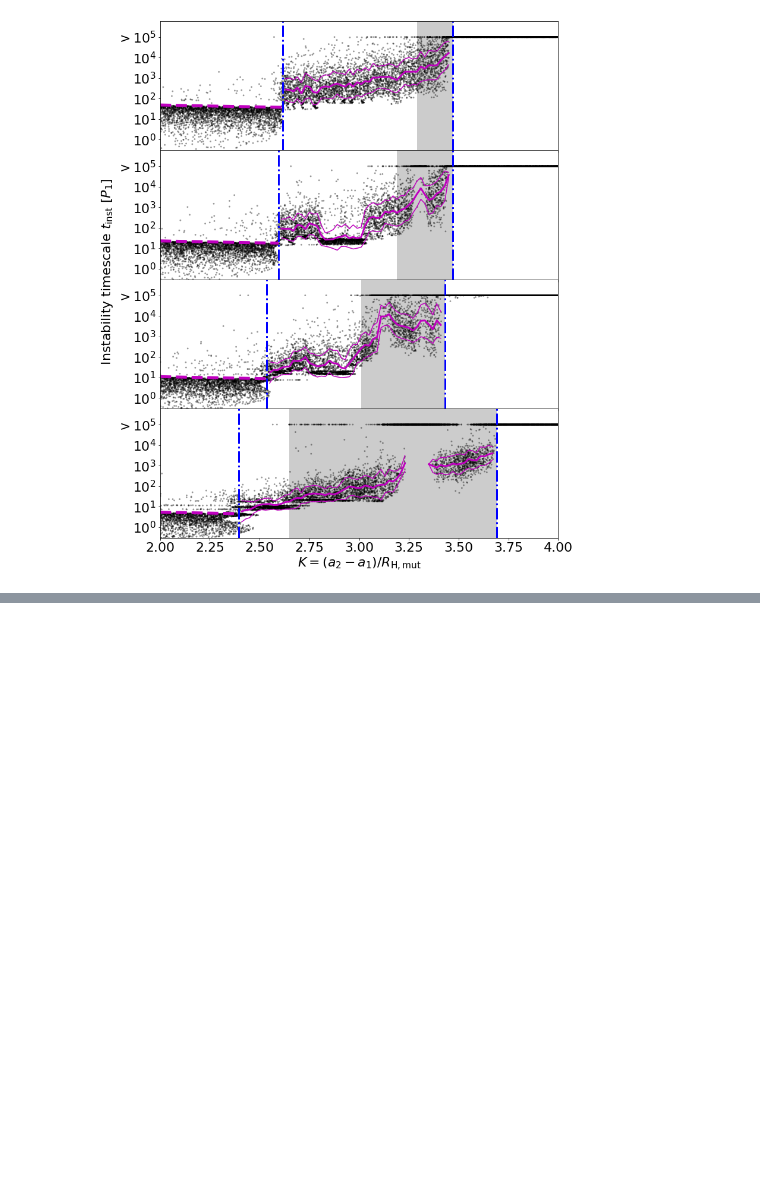
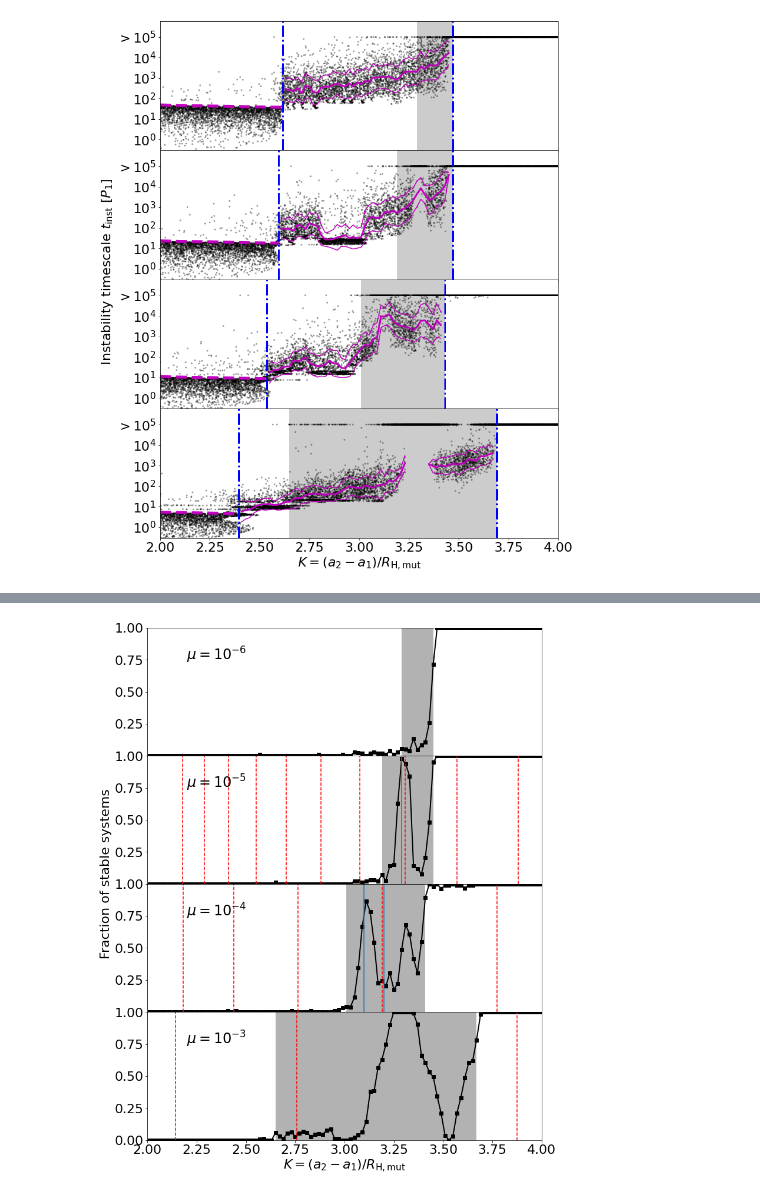
Before and after one commit to lijiaru0305/Hill-friction, a Jupyter notebook: revise-plots/1p-nogas.ipynb, the cells around one changed output, grey strips where cells are left out. Saved outputs shown, nothing was run; the diff lists cells and outputs as text; code cells hidden in the pictures; blank space fills up the shorter version.

Commit message:
resonance

```diff
--- a/revise-plots/1p-nogas.ipynb
+++ b/revise-plots/1p-nogas.ipynb
@@ -333,3 +333,88 @@ Ksyn: 2.595959595959596
 Ksyn: 2.5353535353535355
 Ksyn: 2.393939393939394
 [figure]
+# %%
+def resonance_to_K(res_val,mu):
+    #P1 = 1**(-1.5)
+    #P2 = P1*res_val
+    a1 = 1. #P1**(2./3.)
+    a2 = a1*(res_val)**(2./3.) #P2**(2./3.)
+    RH = 0.5*(a1+a2) * ((1*mu)/3.)**(1./3.)
+    return (a2-a1)/RH, a2
+
+from scipy.optimize import curve_fit
+
+def frac_fit(K,Kcr,Kwid):
+    return 1./(1.+np.exp(-(K-Kcr)/Kwid))
+
+def frac_fit2(K,Kcr):
+    return 1./(1.+np.exp(-(K-Kcr)/0.1))
+
+
+K_crit = 3.33697392249
+
+cuse = plt.rcParams['axes.prop_cycle'].by_key()['color']
+cuse = ['k','k','k','k','k']
+
+dir_name_list = [6,5,4,3]
+mu_l = [1e-6,1e-5,1e-4,1e-3]
+
+
+fig,axs = plt.subplots(4,1, sharex=True, sharey=False, figsize=(12,16))
+fig.subplots_adjust(hspace=0.0)
+
+
+
+for iii in [0,1,2,3]:
+
+    mu = mu_l[iii]
+    data = np.load('./data/1p/no-gas-m1e-%1d.npy'%(dir_name_list[iii]))
+    #data = np.load('./data/1p/t0-m1e-%1d-new.npy'%(dir_name_list[iii]))
+    edges = np.linspace(2,4,101)
+    bins = 0.5*(edges[:-1]+edges[1:])
+    tot_hist, edges = np.histogram(data[:,2],bins=edges)
+    print('[%1d] minimum sample size per bin:'%iii,np.min(tot_hist))
+    safe_hist, edges = np.histogram(data[:,2][data[:,0]>0.5],bins=edges)
+    axs[iii].plot(bins,safe_hist/tot_hist,'s-',c='k',lw=2)
+
+    dpc = 0.04
+    igzmin = np.argmax(safe_hist/tot_hist>dpc)
+    igzmax = len(bins) - np.argmax((safe_hist/tot_hist)[::-1]<(1-dpc))-1
+    print(igzmin,igzmax,bins[[igzmin,igzmax]])
+    axs[iii].fill_between(bins[[igzmin,igzmax]],[0,0],[1,1],edgecolor='none',facecolor='k',alpha=0.3)
+
+    for p in np.arange(20)+1:
+        for q in np.arange(1)+1:
+            Kres,a2 = resonance_to_K((p+q)/(p),mu)
+            axs[iii].axvline(x=Kres,c='r',ls='--')
+            if (Kres>3) and (Kres<4.5):
+                print(p,q,Kres,a2)
+
+    for p in np.arange(10)+1:
+        for q in np.arange(5)+2:
+            Kres,a2 = resonance_to_K((p+q)/(p),mu)
+            #axs[iii].axvline(x=Kres,c='b',ls='--')
+            if (Kres>3.0) and (Kres<3.6):
+                print(p,q,Kres,a2)
+
+    axs[iii].set_yticks([0.25,0.5,0.75,1.0])
+    axs[iii].set_ylim([0.0,1.0])
+    axs[iii].text(2.2,0.75,r'$\mu=10^{-%d}$'%int(dir_name_list[iii]),fontsize=24)
+
+
+
+axs[-1].set_yticks([0.0,0.25,0.5,0.75,1.0])
+#axs[0].legend()
+
+axs[-1].set_xlabel(r'$K= (a_2-a_1)/R_{\rm H,mut}}$')
+axs[2].set_ylabel('                                    Fraction of stable systems')
+
+axs[-1].set_xlim([2.0,4.0])
+axs[-1].set_ylim([0.0,1.0])
+#axs[3].set_xticks(np.linspace(2.0,4.0,11))
+
+axs[1].axvline(x=3.29)
+
+axs[2].axvline(x=3.1)
+axs[2].axvline(x=3.2)
+# %% [output]
@@ -335,0 +439 @@ Ksyn: 2.393939393939394
+[figure, added]
```
Also changed, not shown: parts of 1 cell of this notebook, 15 other files.
